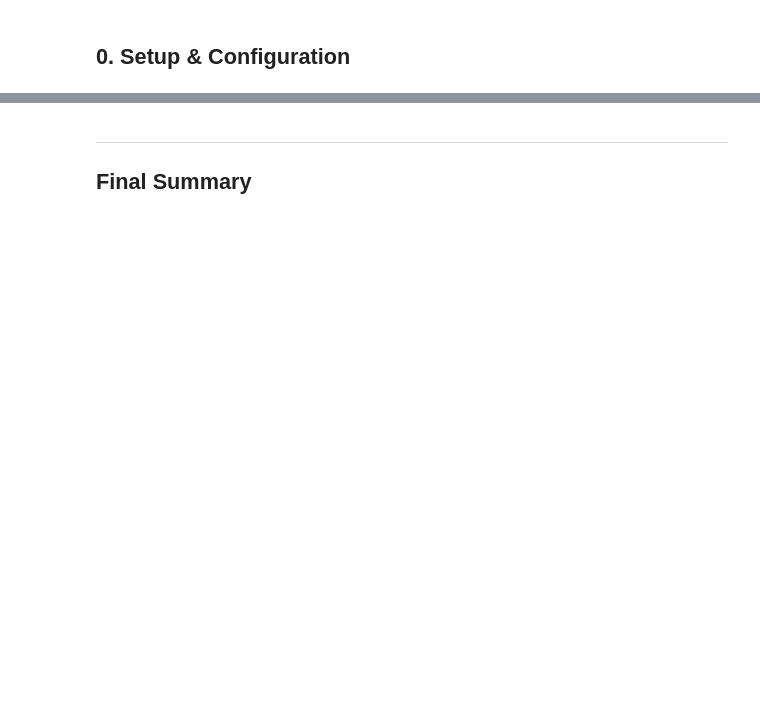
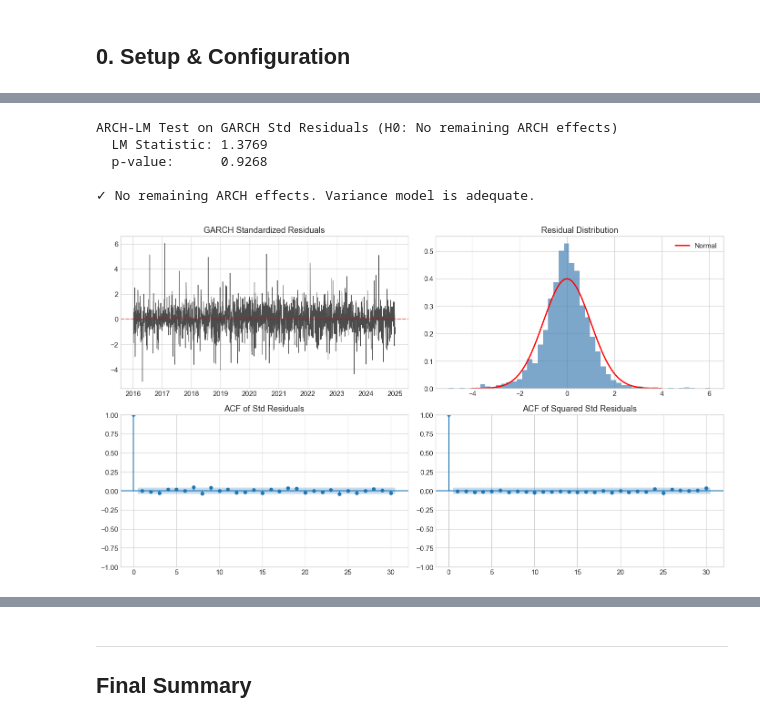
Before and after one commit to ZimoSyndrome/MMForecasting, a Jupyter notebook: notebooks/forecasting_analysis.ipynb, the cells around one changed output, grey strips where cells are left out. Drawn from its saved outputs; the diff is of its cells as text; code cells hidden in the pictures; blank space fills up the shorter version.

```diff
--- a/notebooks/forecasting_analysis.ipynb
+++ b/notebooks/forecasting_analysis.ipynb
@@ -252,0 +469,8 @@ print(f"\n✓ Selected: AR({AR_ORDER})-GARCH(1,1) with {BEST_DIST} innovations")
+# %%
+# Select Best GARCH
+best_garch_row = garch_df.iloc[0]
+BEST_DIST = best_garch_row['Dist']
+best_garch_fit = best_garch_row['fit']
+
+print(f"\n✓ BEST GARCH: GARCH({GARCH_P},{GARCH_Q}) with {BEST_DIST} innovations")
+print(f"\n✓ FULL MODEL: ARIMA({BEST_P},{BEST_D},{BEST_Q})-GARCH({GARCH_P},{GARCH_Q})-{BEST_DIST}")
@@ -578,0 +503,13 @@ plt.show()
+# %%
+# Standardized residuals from GARCH
+std_resid = best_garch_fit.std_resid.dropna()
+
+# Ljung-Box Test
+lb_test = acorr_ljungbox(std_resid, lags=[5, 10, 15, 20], return_df=True)
+print("Ljung-Box Test (H0: No autocorrelation)")
+print(lb_test)
+
+if (lb_test['lb_pvalue'] < 0.05).any():
+    print("\n⚠ Some lags show autocorrelation.")
+else:
+    print("\n✓ No significant autocorrelation in standardized residuals.")
@@ -578,0 +553,38 @@ plt.show()
+# %%
+# ARCH-LM Test on GARCH standardized residuals
+arch_lm = het_arch(std_resid, nlags=5)
+print("\nARCH-LM Test on GARCH Std Residuals (H0: No remaining ARCH effects)")
+print(f"  LM Statistic: {arch_lm[0]:.4f}")
+print(f"  p-value:      {arch_lm[1]:.4f}")
+
+if arch_lm[1] > 0.05:
+    print("\n✓ No remaining ARCH effects. Variance model is adequate.")
+else:
+    print("\n⚠ Remaining ARCH effects. Consider higher GARCH order.")
+# %% [output]
+ARCH-LM Test on GARCH Std Residuals (H0: No remaining ARCH effects)
+  LM Statistic: 1.3769
+  p-value:      0.9268
+
+✓ No remaining ARCH effects. Variance model is adequate.
+# %%
+# Diagnostic Plots
+fig, axes = plt.subplots(2, 2, figsize=(14, 8))
+
+axes[0, 0].plot(std_resid.index, std_resid.values, 'k-', alpha=0.7, lw=0.8)
+axes[0, 0].axhline(0, color='red', ls='--', alpha=0.5)
+axes[0, 0].set_title('GARCH Standardized Residuals')
+
+axes[0, 1].hist(std_resid, bins=50, density=True, alpha=0.7, color='steelblue')
+x = np.linspace(-4, 4, 100)
+axes[0, 1].plot(x, stats.norm.pdf(x), 'r-', lw=2, label='Normal')
+axes[0, 1].set_title('Residual Distribution')
+axes[0, 1].legend()
+
+plot_acf(std_resid, lags=30, ax=axes[1, 0], title='ACF of Std Residuals')
+plot_acf(std_resid**2, lags=30, ax=axes[1, 1], title='ACF of Squared Std Residuals')
+
+plt.tight_layout()
+plt.show()
+# %% [output]
+[figure, added]
```
Also changed, not shown: parts of 82 cells of this notebook.
